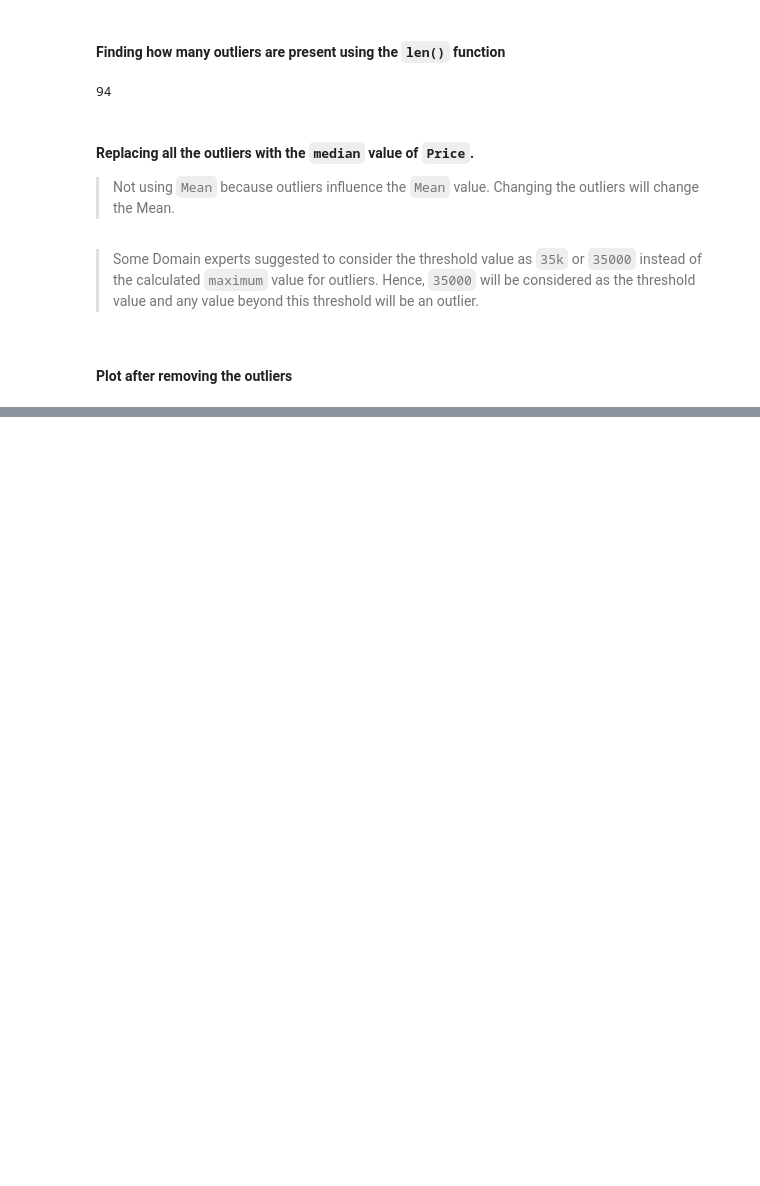
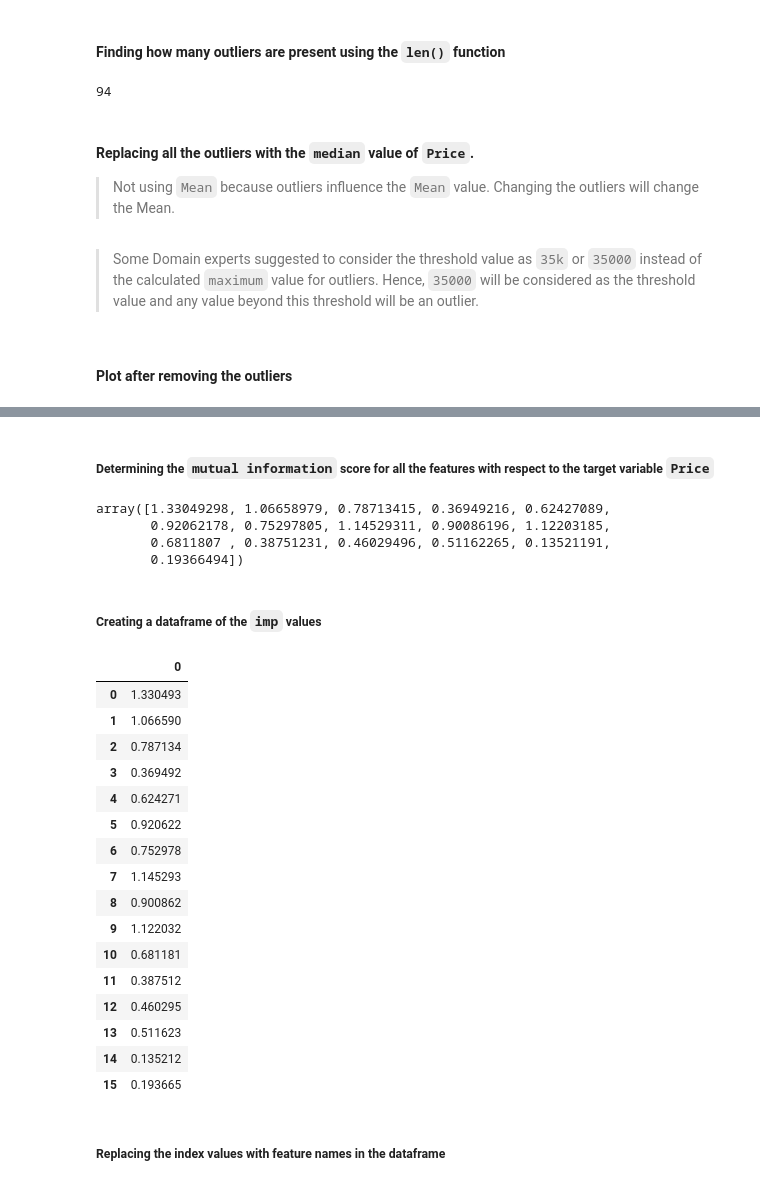
Before and after one commit to Vanmeeg22/airfare-prediction, a Jupyter notebook: airfare-prediction.ipynb, the cells around one changed output, grey strips where cells are left out. Saved outputs shown, nothing was run; the diff lists cells and outputs as text; code cells hidden in the pictures; blank space fills up the shorter version.

```diff
--- a/airfare-prediction.ipynb
+++ b/airfare-prediction.ipynb
@@ -1375,0 +1411,4 @@ plot(data, 'Price')
+# %%
+X = data.drop(['Price'], axis=1)
+# %%
+y = data['Price']
@@ -1375,0 +1419,35 @@ plot(data, 'Price')
+# %% [markdown]
+##### Determining the `mutual information` score for all the features with respect to the target variable `Price`
+# %%
+imp = mutual_info_regression(X, y)
+# %%
+imp
+# %% [output]
+array([1.33049298, 1.06658979, 0.78713415, 0.36949216, 0.62427089,
+       0.92062178, 0.75297805, 1.14529311, 0.90086196, 1.12203185,
+       0.6811807 , 0.38751231, 0.46029496, 0.51162265, 0.13521191,
+       0.19366494])
+# %% [markdown]
+##### Creating a dataframe of the `imp` values
+# %%
+pd.DataFrame(imp)
+# %% [output]
+|  | 0 |
+| 0 | 1.330493 |
+| 1 | 1.066590 |
+| 2 | 0.787134 |
+| 3 | 0.369492 |
+| 4 | 0.624271 |
+| 5 | 0.920622 |
+| 6 | 0.752978 |
+| 7 | 1.145293 |
+| 8 | 0.900862 |
+| 9 | 1.122032 |
+| 10 | 0.681181 |
+| 11 | 0.387512 |
+| 12 | 0.460295 |
+| 13 | 0.511623 |
+| 14 | 0.135212 |
+| 15 | 0.193665 |
+# %% [markdown]
+##### Replacing the index values with feature names in the dataframe
```
Also changed, not shown: parts of 35 cells of this notebook.
